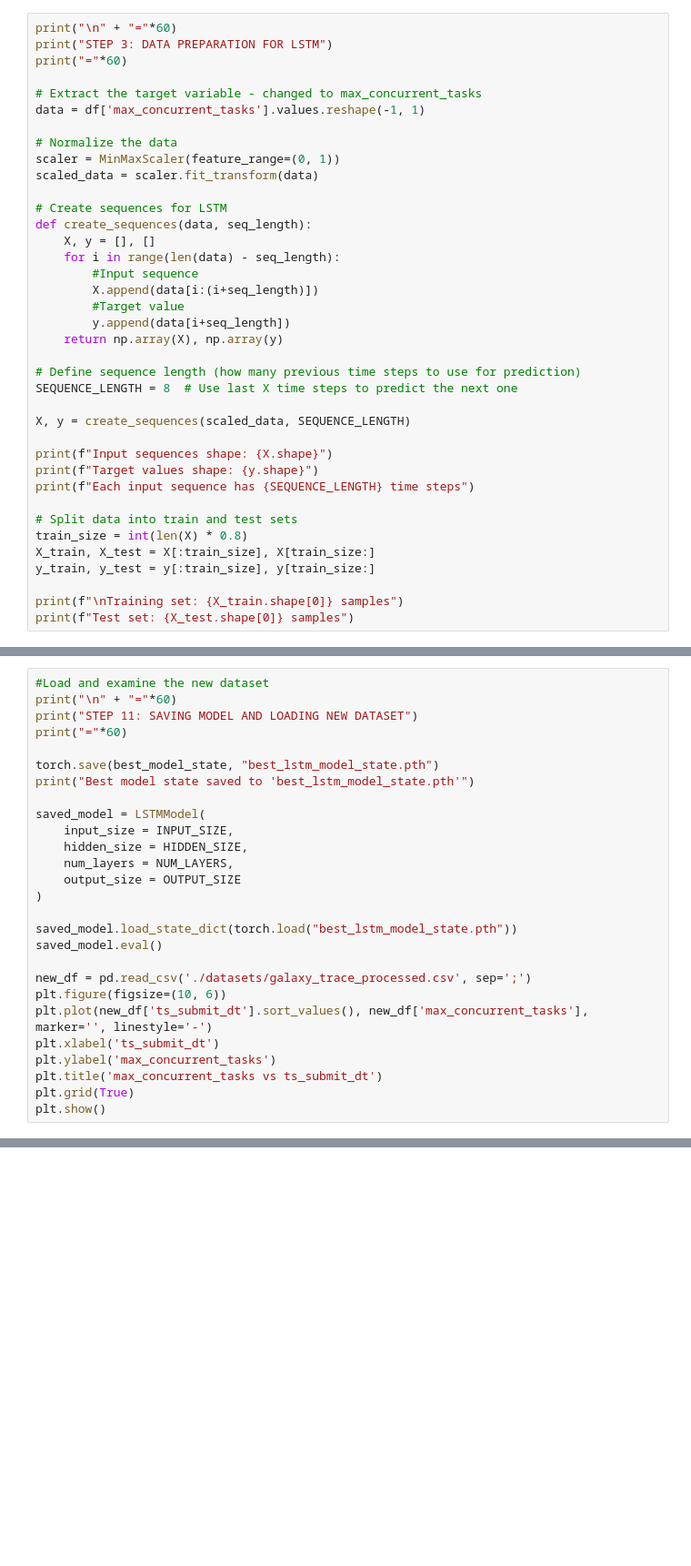
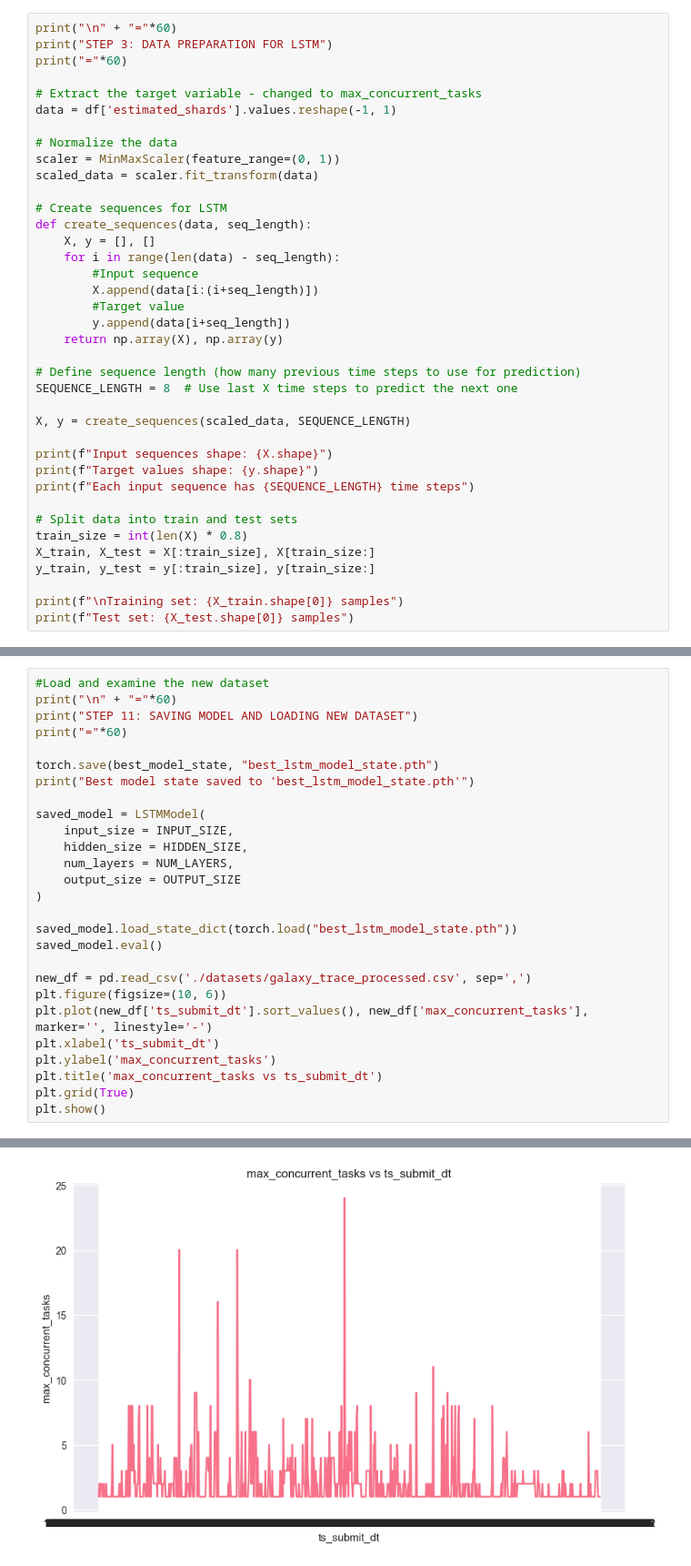
Before and after one commit to simonepascucci/stateful_mongoDB_autoscaler_with_RL, a Jupyter notebook: LSTM_tasks.ipynb, the cells around one changed output, grey strips where cells are left out. Shown: that part at 91% size. Drawn from its saved outputs; the diff is of its cells as text; blank space fills up the shorter version.

```diff
--- a/LSTM_tasks.ipynb
+++ b/LSTM_tasks.ipynb
@@ -93,7 +122,7 @@ print("STEP 3: DATA PREPARATION FOR LSTM")
 print("="*60)
 
 # Extract the target variable - changed to max_concurrent_tasks
-data = df['max_concurrent_tasks'].values.reshape(-1, 1)
+data = df['estimated_shards'].values.reshape(-1, 1)
 
 # Normalize the data
 scaler = MinMaxScaler(feature_range=(0, 1))
@@ -429,7 +527,7 @@ saved_model = LSTMModel(
 saved_model.load_state_dict(torch.load("best_lstm_model_state.pth"))
 saved_model.eval()
 
-new_df = pd.read_csv('./datasets/galaxy_trace_processed.csv', sep=';')
+new_df = pd.read_csv('./datasets/galaxy_trace_processed.csv', sep=',')
 plt.figure(figsize=(10, 6))
 plt.plot(new_df['ts_submit_dt'].sort_values(), new_df['max_concurrent_tasks'], marker='', linestyle='-')
 plt.xlabel('ts_submit_dt')
@@ -437,3 +535,4 @@ plt.ylabel('max_concurrent_tasks')
 plt.title('max_concurrent_tasks vs ts_submit_dt')
 plt.grid(True)
 plt.show()
+# %% [output]
@@ -440,3 +543,4 @@ plt.show()
+[figure, added]
 # %%
 # Complete the notebook with testing on new data
 print("\n" + "="*60)
```
Also changed, not shown: parts of 16 cells of this notebook, 31 other files.
